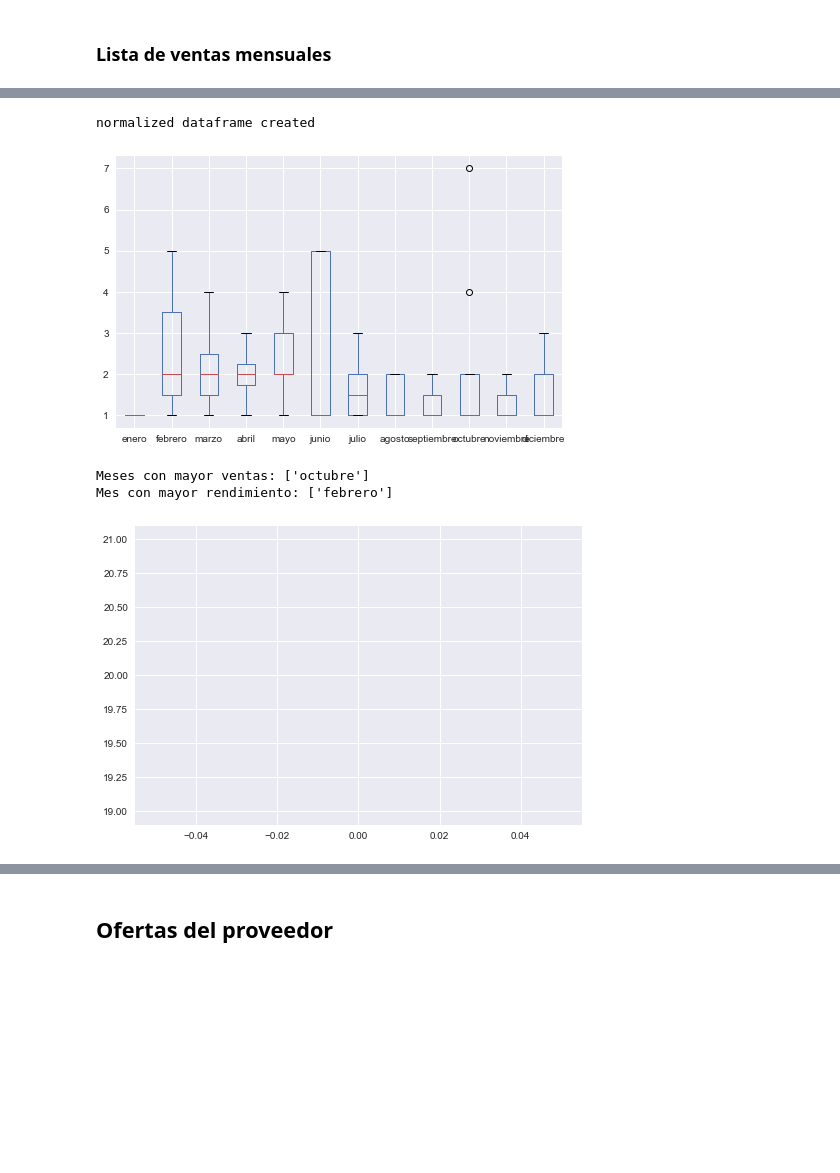
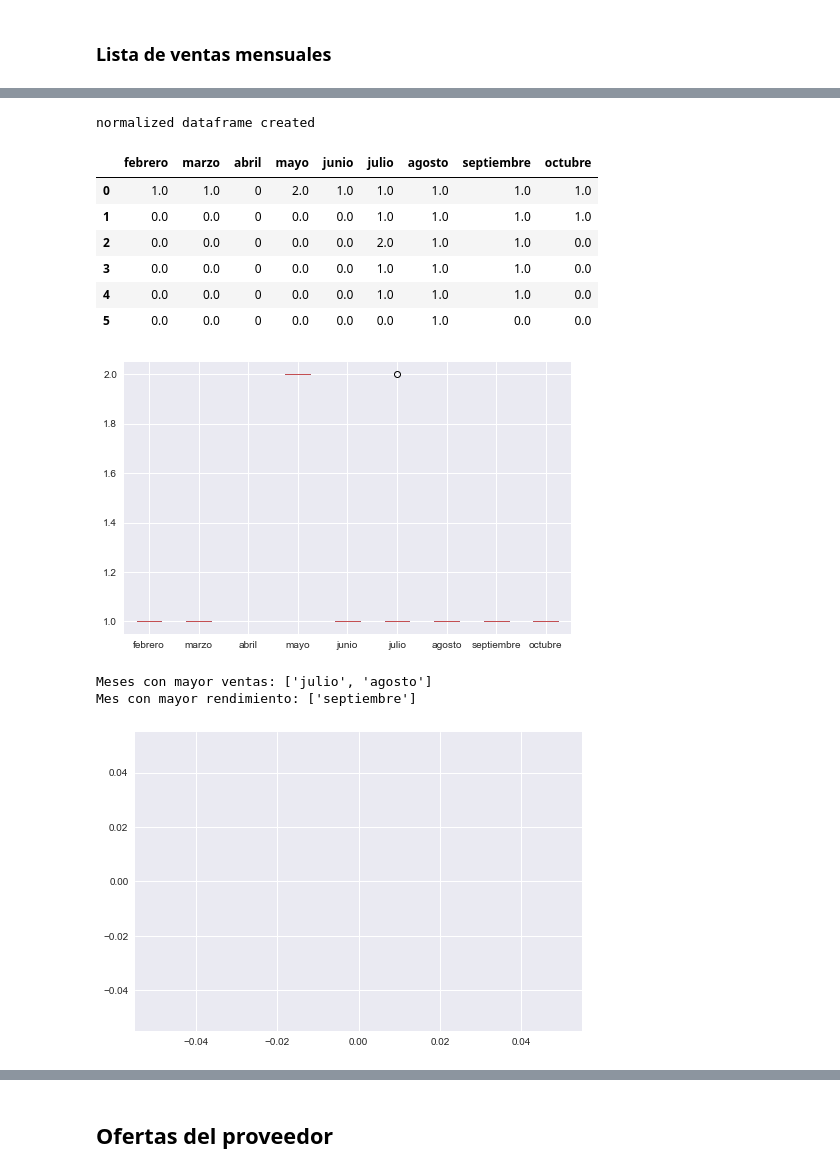
Before and after one commit to jgu7man/sales-predictions-notebooks, a Jupyter notebook: Products.ipynb, the cells around one changed output, grey strips where cells are left out. Saved outputs shown, nothing was run; the diff lists cells and outputs as text; code cells hidden in the pictures; blank space fills up the shorter version.

```diff
--- a/Products.ipynb
+++ b/Products.ipynb
@@ -31,7 +31,7 @@ df.head()
 # %% [markdown]
 ### Seleccionar producto
 # %%
-prod_id = '10012919'
+prod_id = '10045110'
 ps = df.loc[df['Codigo'] == prod_id]
 prod_name = ps['Descripcion'].unique()[0].strip()
 print('Producto seleccionado: ', prod_name)
@@ -251,34 +249,42 @@ for name, group in months:
         if value != 0:
             groupSales.append(value)
     sales.append(len(groupSales))
     datas.append(group.values)
     lengths.append(len(group.values))
     indexes.append(name.strftime('%B'))
 
 maxlength = max(lengths)
 transactions = np.sum(sales)
 avg_mes = transactions/len(months)
 
 # NORMALIZE DATAFRAME
 normalized_df = pd.DataFrame()
 for mes, (name, group) in zip(indexes, months):
     values = group.to_list()
     less = maxlength - len(group.values)
 
     for zero in range(less):
         values.append(zero * 0)
 
     normalized_df[mes] = pd.Series(values)
 
 
 print('normalized dataframe created')
+display(normalized_df)
 # MAKE CHARTS IMAGES
 months_box = normalized_df.replace(0,np.nan )
 boxes = months_box.boxplot(figsize=(8,5))
 boxes.figure.savefig("boxes.jpg", format="jpg")
 # %% [output]
 normalized dataframe created
+|  | febrero | marzo | abril | mayo | junio | julio | agosto | septiembre | octubre |
+| 0 | 1.0 | 1.0 | 0 | 2.0 | 1.0 | 1.0 | 1.0 | 1.0 | 1.0 |
+| 1 | 0.0 | 0.0 | 0 | 0.0 | 0.0 | 1.0 | 1.0 | 1.0 | 1.0 |
+| 2 | 0.0 | 0.0 | 0 | 0.0 | 0.0 | 2.0 | 1.0 | 1.0 | 0.0 |
+| 3 | 0.0 | 0.0 | 0 | 0.0 | 0.0 | 1.0 | 1.0 | 1.0 | 0.0 |
+| 4 | 0.0 | 0.0 | 0 | 0.0 | 0.0 | 1.0 | 1.0 | 1.0 | 0.0 |
+| 5 | 0.0 | 0.0 | 0 | 0.0 | 0.0 | 0.0 | 1.0 | 0.0 | 0.0 |
-[figure, old version]
+[figure, new version]
 # %%
 ps_dates = ps
 ps_dates = ps_dates.set_index('Fecha')
@@ -314,9 +320,9 @@ plt.plot();
 # display(meses_list)
 # display(meses_list.describe())
 # %% [output]
-Meses con mayor ventas: ['octubre']
-Mes con mayor rendimiento: ['febrero']
+Meses con mayor ventas: ['julio', 'agosto']
+Mes con mayor rendimiento: ['septiembre']
-[figure, old version]
+[figure, new version]
 # %%
 import json, codecs
 
```
Also changed, not shown: parts of 11 cells of this notebook.
